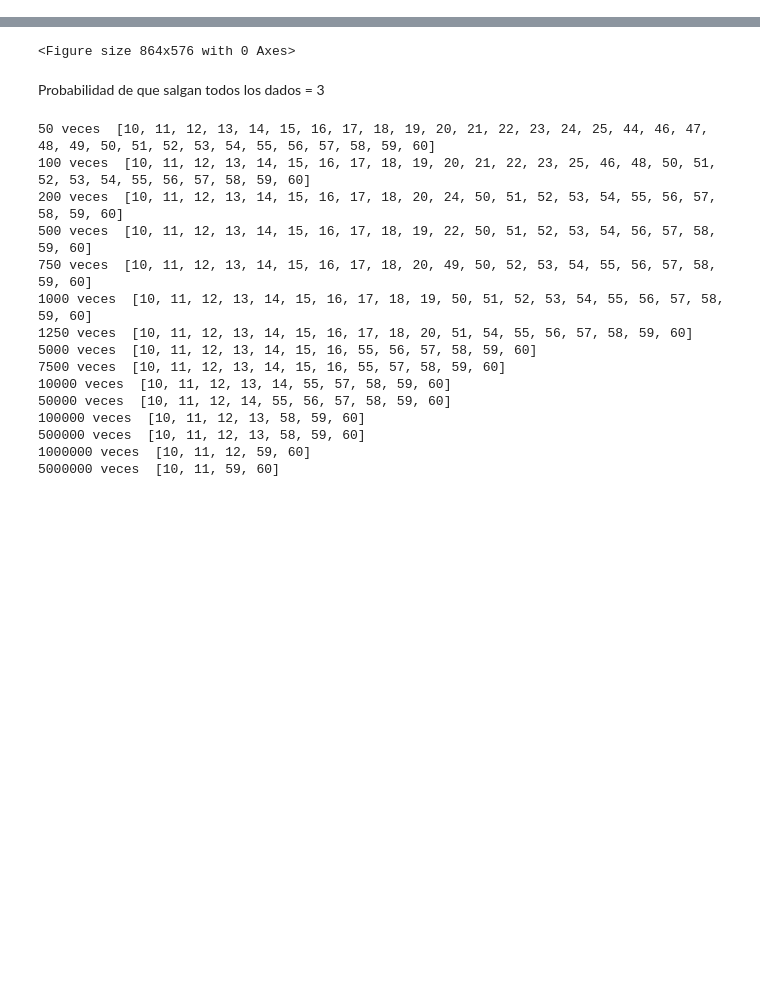
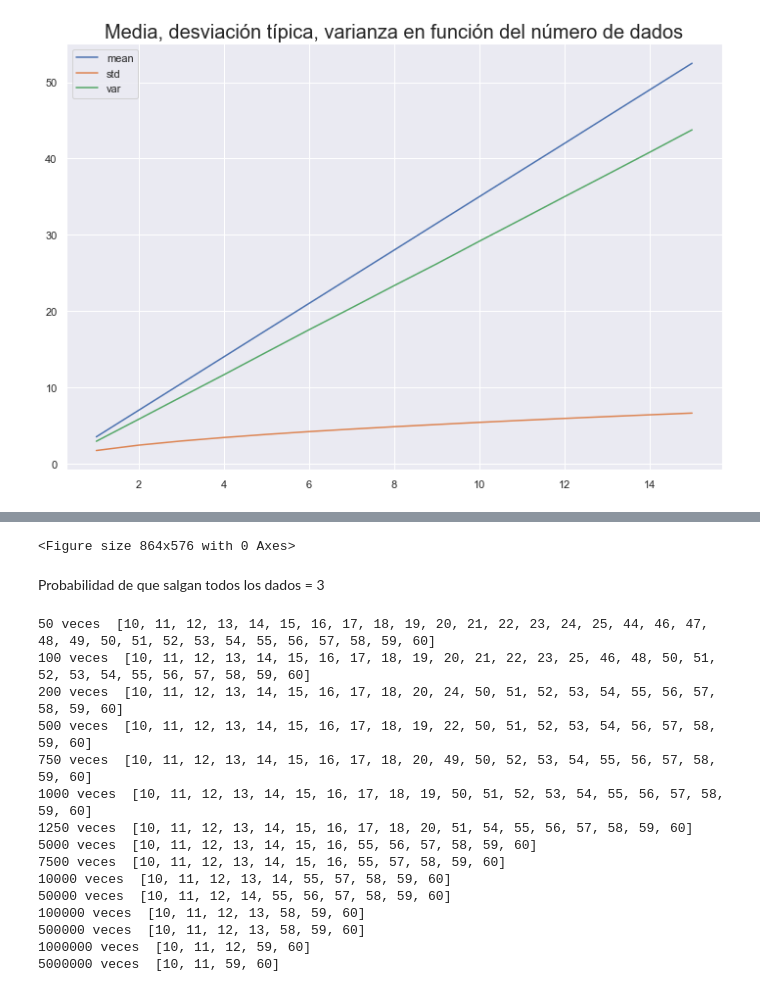
Before and after one commit to juanluisrto/central-limit-theorem-with-dice, a Jupyter notebook: dados.ipynb, the cells around one changed output, grey strips where cells are left out. Cells and saved outputs as stored; diff of their text form; code cells hidden in the pictures; blank space fills up the shorter version.

Commit message:
more stats

```diff
--- a/dados.ipynb
+++ b/dados.ipynb
@@ -30,3 +31,26 @@ n_tiradas_por_dado_list = [50, 100, 200, 500, 750, 1000,1250, 5000, 7500,
                            10_000,50_000,100_000, 500_000, 1_000_000, 5_000_000]
 # %%
 sns.set(rc={'figure.figsize':(12,8)})
+# %%
+stats = {}
+n_dados_max = 16
+
+n_dados_list = range(1,n_dados_max)
+n_tiradas_por_dado_list = [100, 1_000_000]
+for n_dados in n_dados_list:
+    for n_tiradas_por_dado in n_tiradas_por_dado_list:
+        suma_dados = simulador_tirar_n_dados(n_dados, n_tiradas_por_dado)
+        stats[(n_dados, n_tiradas_por_dado)] = {"mean" : suma_dados.mean(), "std" : suma_dados.std(), "var" : suma_dados.var()}
+
+df_stats = pd.DataFrame(stats).T
+# %%
+df_stats.index.set_names(["n_dados", "n_tiradas_por_dado"], inplace = True)
+#df_stats.to_csv("stats_dados_2_precisiones.csv")
+# %%
+precise = df_stats.xs(1_000_000, level=1)
+# %%
+ax = precise.plot().set_title("Media, desviación típica, varianza en función del número de dados", size = 20)
+fig = ax.get_figure()
+fig.savefig('mean_std_var_n_dados_100.png')
+# %% [output]
+[figure, added]
```
Also changed, not shown: parts of 4 cells of this notebook, 6 other files.
